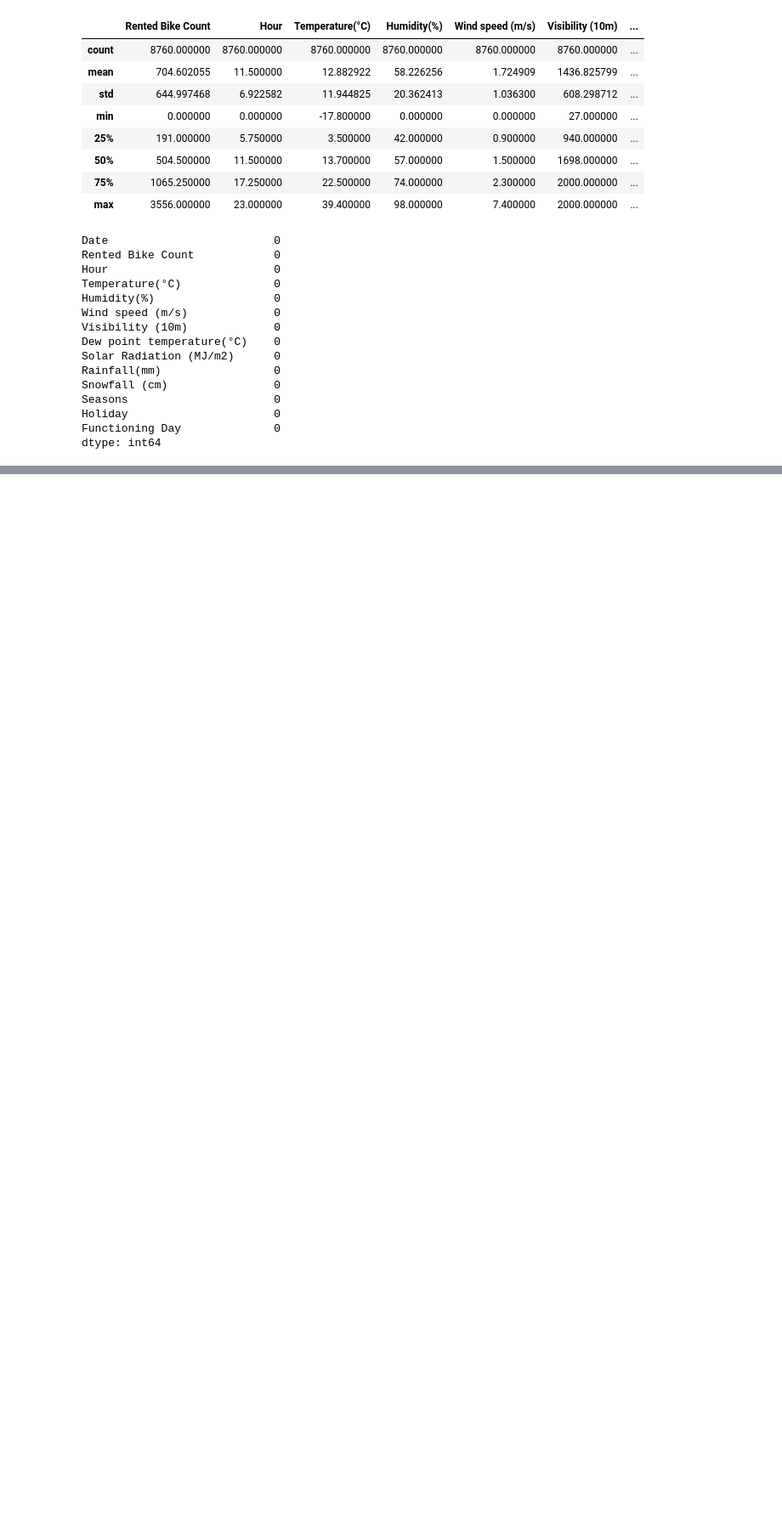
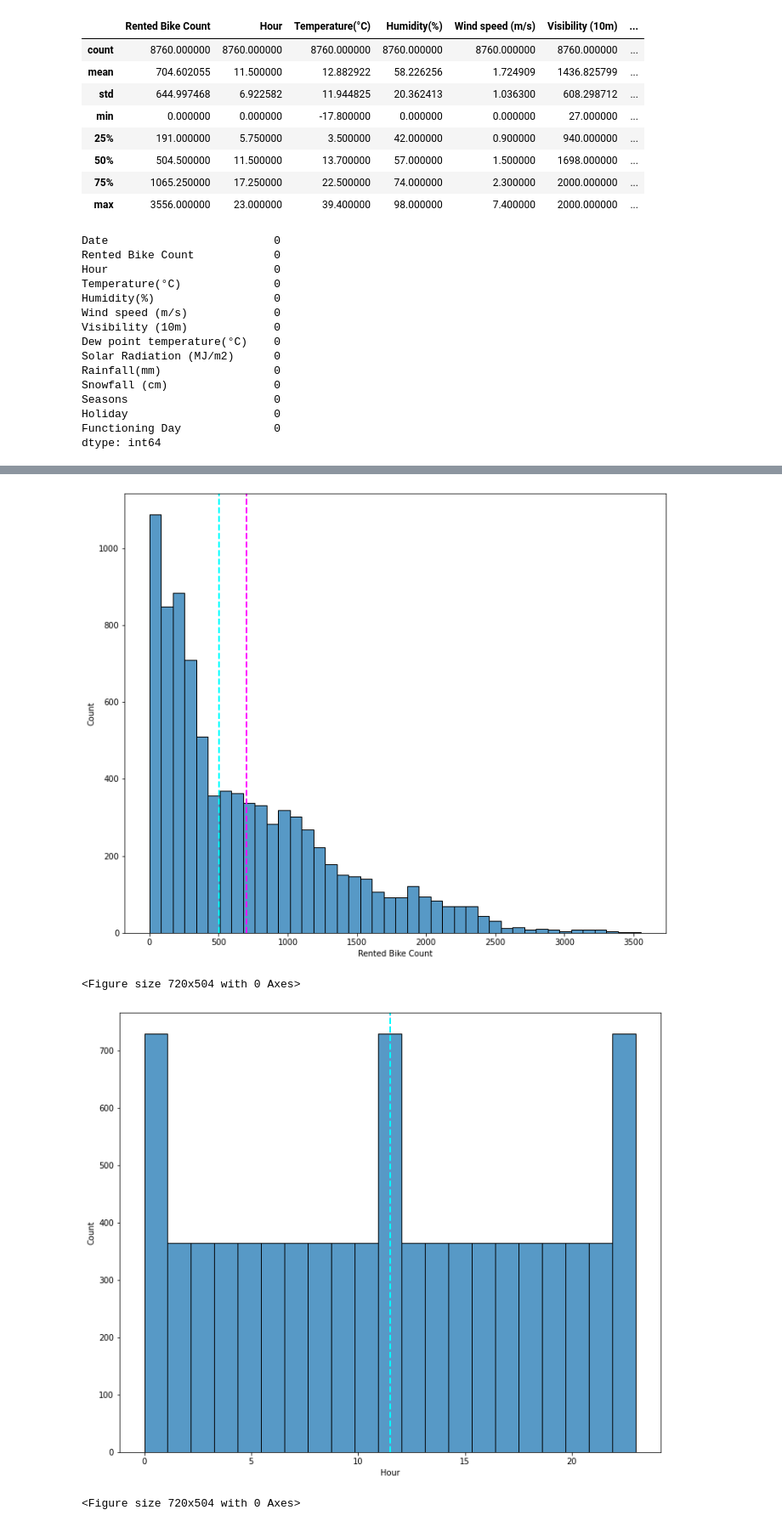
Before and after one commit to umeshbudhori/Bike-Sharing-Demand-Prediction, a Jupyter notebook: Bike_Sharing_Demand_Prediction.ipynb, the cells around one changed output, grey strips where cells are left out. Shown at 85% size. Saved outputs shown, nothing was run; the diff lists cells and outputs as text; code cells hidden in the pictures; blank space fills up the shorter version.

```diff
--- a/Bike_Sharing_Demand_Prediction.ipynb
+++ b/Bike_Sharing_Demand_Prediction.ipynb
@@ -162,0 +183,10 @@ dtype: int64
+# %%
+# Date columns to Date format conversion
+df['Date']= pd.to_datetime(df['Date'])
+# %%
+# Extracting day,month,year from date column
+
+df['Year']=pd.DatetimeIndex(df['Date']).year
+df['Month']=pd.DatetimeIndex(df['Date']).month
+df['Day']=pd.DatetimeIndex(df['Date']).day
+df.drop(columns=['Date'],axis=1,inplace=True)
@@ -162,0 +203,4 @@ dtype: int64
+# %%
+# Numeric Features
+
+numeric_features= df.select_dtypes(exclude='object')
@@ -162,0 +242,14 @@ dtype: int64
+# %%
+#plotting histogram
+
+for col in numeric_features[:]:
+  sns.histplot(df[col])
+  plt.axvline(df[col].mean(), color='magenta', linestyle='dashed', linewidth=2)
+  plt.axvline(df[col].median(), color='cyan', linestyle='dashed', linewidth=2)
+  plt.figure(figsize=(10,7))
+  plt.show()
+# %% [output]
+[figure, added]
+<Figure size 720x504 with 0 Axes>
+[figure, added]
+<Figure size 720x504 with 0 Axes>
```
Also changed, not shown: parts of 14 cells of this notebook.
